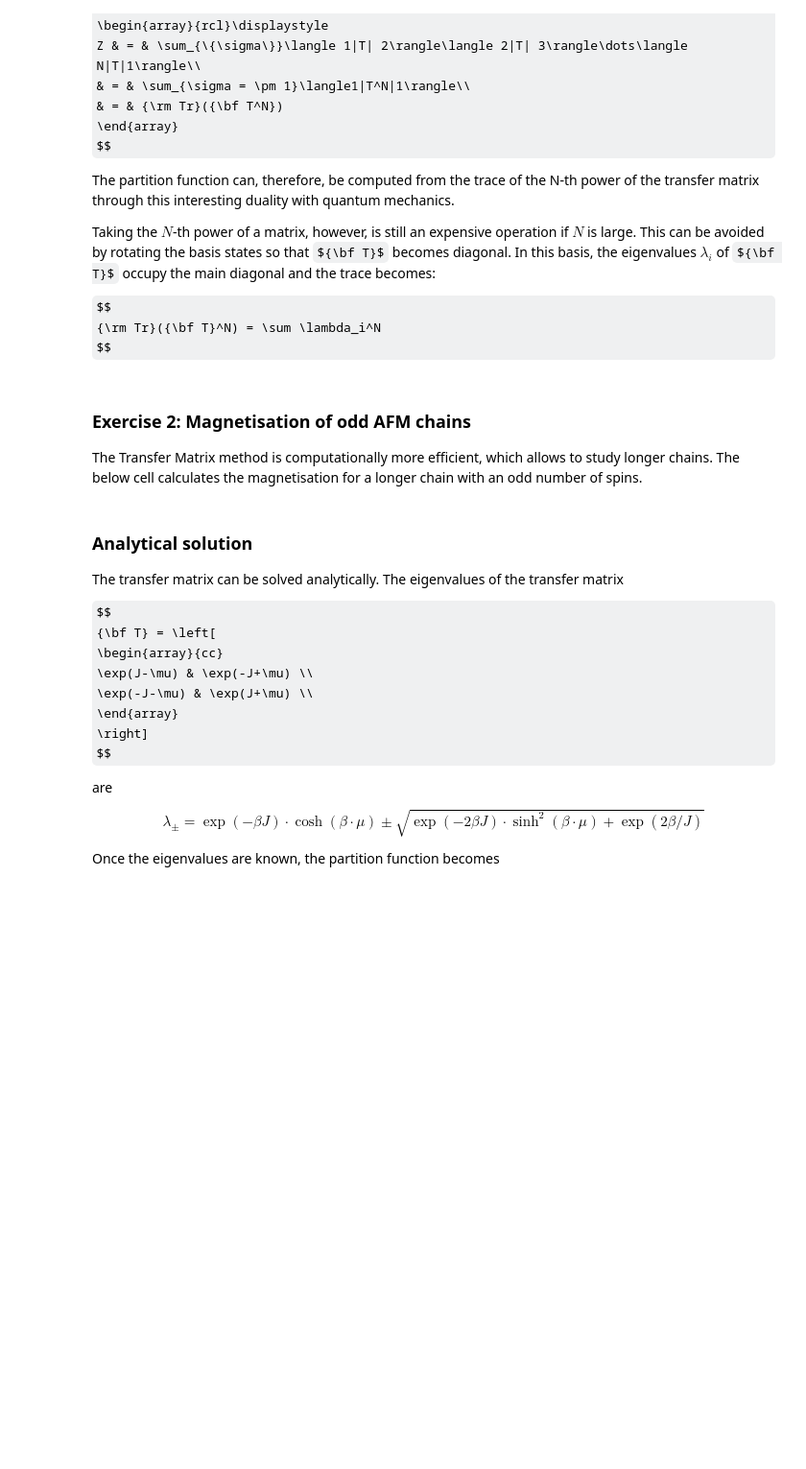
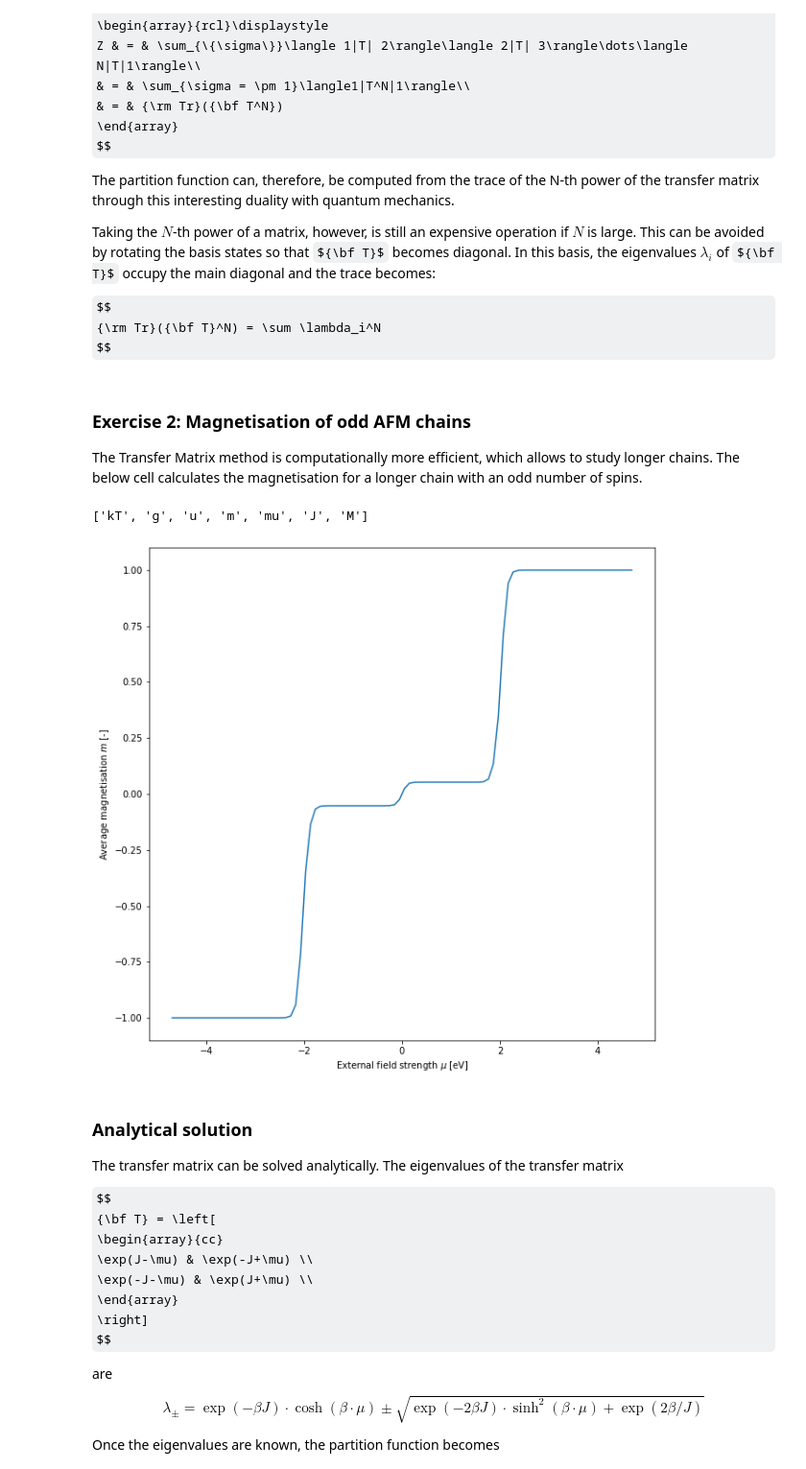
Before and after one commit to MaterialModelling/lab2, a Jupyter notebook: 1D-Ising-Model.ipynb, the cells around one changed output. Shown: that part at 96% size. Cells and saved outputs as stored; diff of their text form; code cells hidden in the pictures; some formulas as TeX source; blank space fills up the shorter version.

```diff
--- a/1D-Ising-Model.ipynb
+++ b/1D-Ising-Model.ipynb
@@ -315,11 +330,11 @@ def transfer_matrix(M,J,mu,kTs):
     '''
 
     # Create a new data-frame to take results
-    df = pd.DataFrame(columns=['kT','g','u','m'],dtype=object)
+    df = pd.DataFrame(columns=['kT','g','u','m','mu'],dtype=object)
 
     # Iterate over all tempertures
     for i,kT in enumerate(kTs):
-        # Initialise varialbes
+        # Initialise variables
         Z = m = u = 0
         beta = 1/kT
 
@@ -343,8 +358,8 @@ def transfer_matrix(M,J,mu,kTs):
         g = -1/beta*np.log(Z)/M
 
          # Append result to dataframe
-        s = pd.Series({'g': g, 'kT': kT, 'm': m, 'mu': mu, 'J':J, 'M':m}, name=i)
-        df = df.append(s)
+        s = pd.DataFrame({'g': [g], 'kT': [kT], 'm': [m], 'mu': [mu], 'J':[J], 'M':[m]})
+        df = pd.concat([df,s])
 
     # The internal energy is not easily obtained in the transfer matrix formalism,
     # we therefore use U = -dZ/dbeta to calculate the internal energy numerically
@@ -360,22 +375,26 @@ The Transfer Matrix method is computationally more efficient, which allows to st
 # %%
 # Parameters
 M = 19      # Size of the spin chain
 J = 1      # Exchange interaction
 kT = 0.1   # Temperature
 
 # Prepare plots
 df = pd.DataFrame()
 
 # Brute-Force (green)
 for mu in np.linspace(-5,5,100):
     bf = transfer_matrix(M,J,mu,[kT])
-    df = df.append(bf)
+    df = pd.concat([df,bf])
 
-plt.figure(figsize=(10,10));
-plt.plot(df.mu,df.m);
-plt.xlabel('External field strength $\mu$ [eV]');
-plt.ylabel('Average magnetisation $m$ [-]');
+plt.figure(figsize=(10,10))
+print(list(df))
+plt.plot(df['mu'],df['m'])
+plt.xlabel('External field strength $\mu$ [eV]')
+plt.ylabel('Average magnetisation $m$ [-]')
 plt.show()
+# %% [output]
+['kT', 'g', 'u', 'm', 'mu', 'J', 'M']
+[figure, added]
 # %% [markdown]
 ### Analytical solution
 
```
Also changed, not shown: parts of 5 cells of this notebook.
